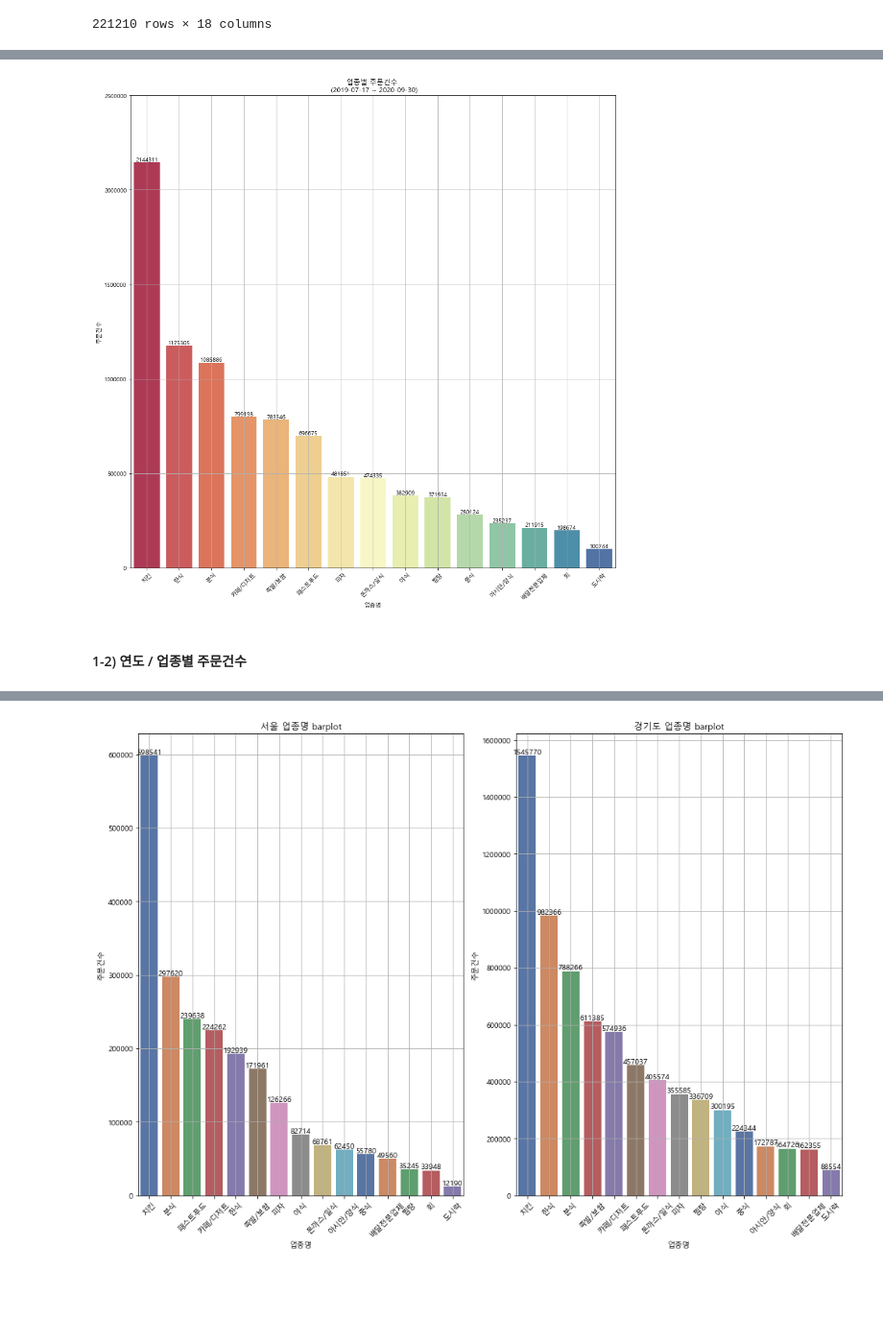
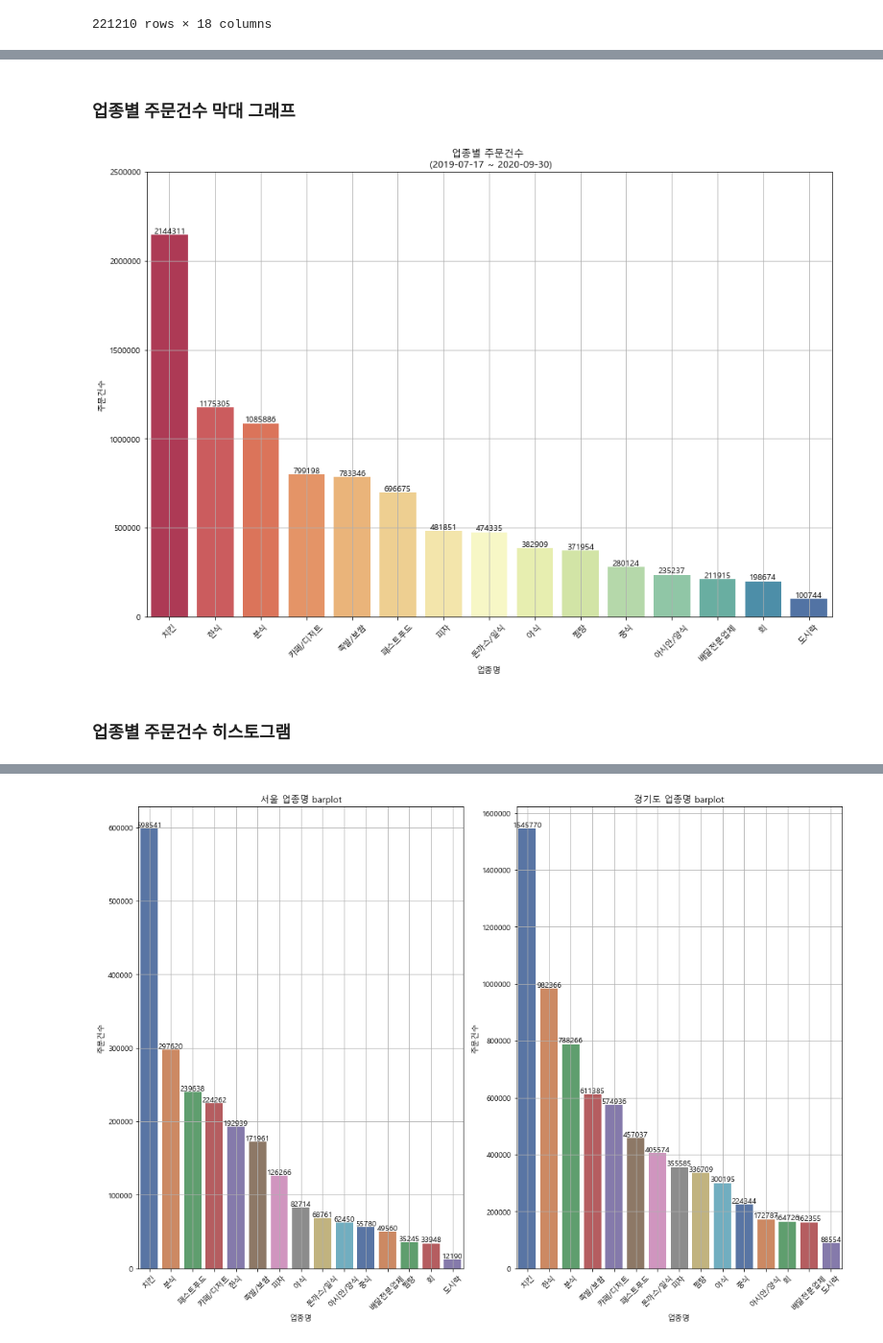
Before and after one commit to parksimis/Mulcam-Delivery-Service, a Jupyter notebook: data_analysis/EDA.ipynb, the cells around one changed output, grey strips where cells are left out. Shown at 96% size. Drawn from its saved outputs; the diff is of its cells as text; code cells hidden in the pictures; blank space fills up the shorter version.

```diff
--- a/data_analysis/EDA.ipynb
+++ b/data_analysis/EDA.ipynb
@@ -117,0 +136,4 @@ final_data['날짜'] = pd.to_datetime(final_data['날짜'])
+# %%
+# yaar, month 열 생성
+final_data['year'] = final_data['날짜'].dt.year
+final_data['month'] = final_data['날짜'].dt.month
@@ -118,28 +190,32 @@ final_data['날짜'] = pd.to_datetime(final_data['날짜'])
+# %% [markdown]
+### 업종별 주문건수 막대 그래프
 # %%
+# 날짜 형변환
+final_data['날짜'] = pd.to_datetime(final_data['날짜'])
+
 tmp = final_data.groupby(['업종명']).sum()[['주문건수']].sort_values(by='주문건수', ascending=False)
 
-fig, ax = plt.subplots(figsize=(15, 15))
+fig, ax = plt.subplots(figsize=(15, 10))
 
 plt.title('업종별 주문건수 \n (2019-07-17 ~ 2020-09-30)')
 sns.barplot(data=tmp, x=tmp.index, y='주문건수', palette='Spectral', ax=ax)
 
 x = np.arange(len(tmp.index))
 y = tmp['주문건수']
 
 for j, v in enumerate(x):
         plt.text(v, y[j], y[j],
                fontsize=10, color='black',
                horizontalalignment='center',
                verticalalignment='bottom')
 
 
 ax.ticklabel_format(style='plain', axis='y')
 plt.yticks(np.arange(0, 3000000, 500000))
 plt.xticks(rotation=45)
 plt.grid()
 plt.show()
 # %% [output]
-[figure, old version]
+[figure, new version]
 # %% [markdown]
-
-#### 1-2) 연도 / 업종별 주문건수
+### 업종별 주문건수 히스토그램
```
Also changed, not shown: parts of 57 cells of this notebook, 1 other file.
